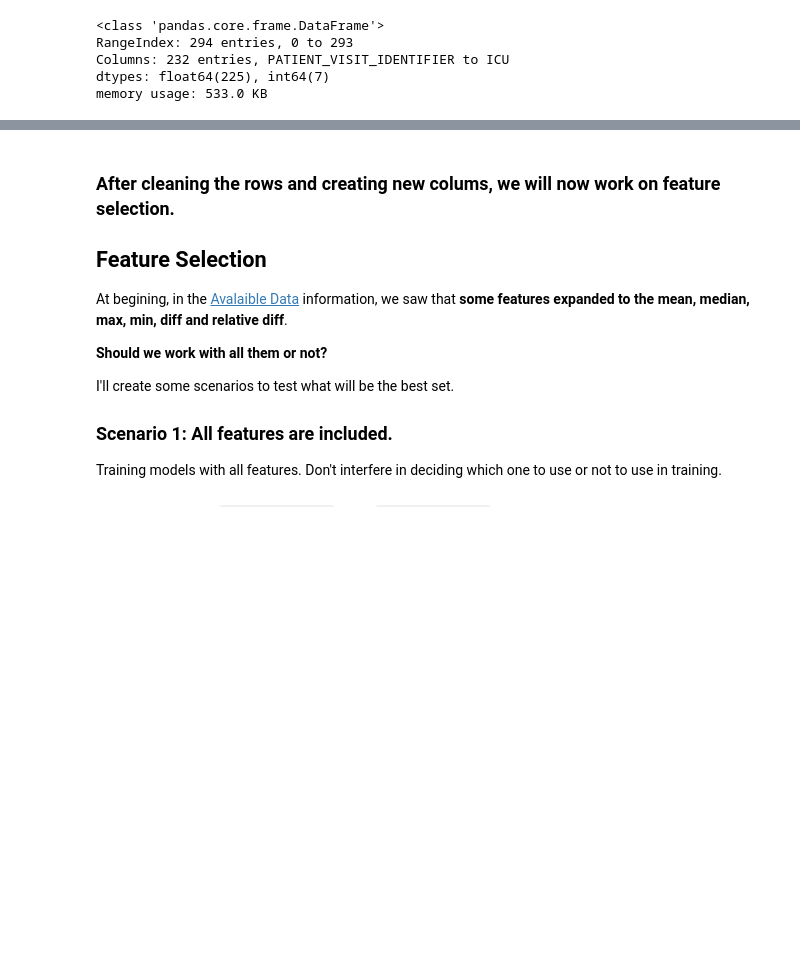
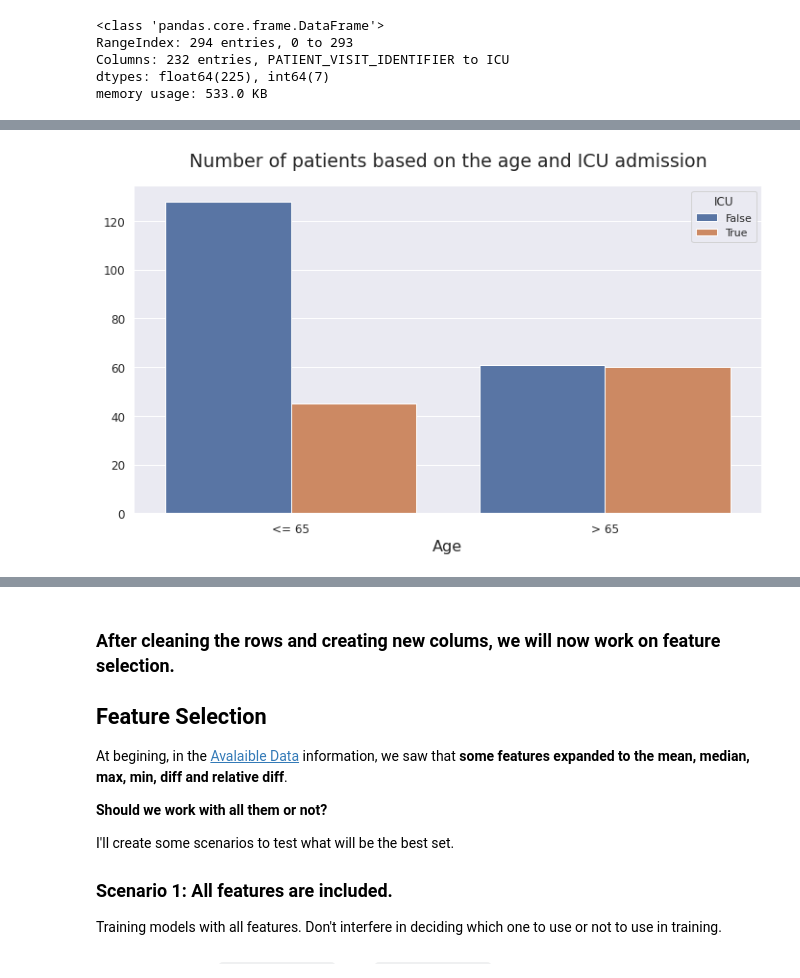
Before and after one commit to gabrielatrindade/alura-bootcamp, a Jupyter notebook: module6/project/Sirio-Libanes_kaggle_Final_Project.ipynb, the cells around one changed output, grey strips where cells are left out. Saved outputs shown, nothing was run; the diff lists cells and outputs as text; code cells hidden in the pictures; blank space fills up the shorter version.

Commit message:
module6: final project:
adding graphs about number of patients based on the age and gender

```diff
--- a/module6/project/Sirio-Libanes_kaggle_Final_Project.ipynb
+++ b/module6/project/Sirio-Libanes_kaggle_Final_Project.ipynb
@@ -674,0 +682,14 @@ memory usage: 533.0 KB
+# %%
+ax = sns.countplot(x='AGE_ABOVE65',
+                   hue='ICU',
+                   data=patients_cleaned_window_0_2)
+
+plt.xticks([0, 1],['<= 65', '> 65'])
+plt.xlabel('Age')
+
+plt.ylabel('')
+ax.legend(title='ICU', labels=['False', 'True'])
+
+plt.title('Number of patients based on the age and ICU admission', pad=20);
+# %% [output]
+[figure, added]
```
Also changed, not shown: parts of 5 cells of this notebook.
